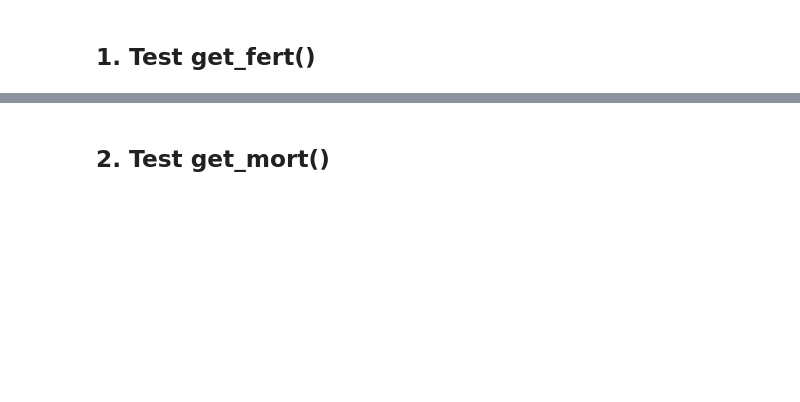
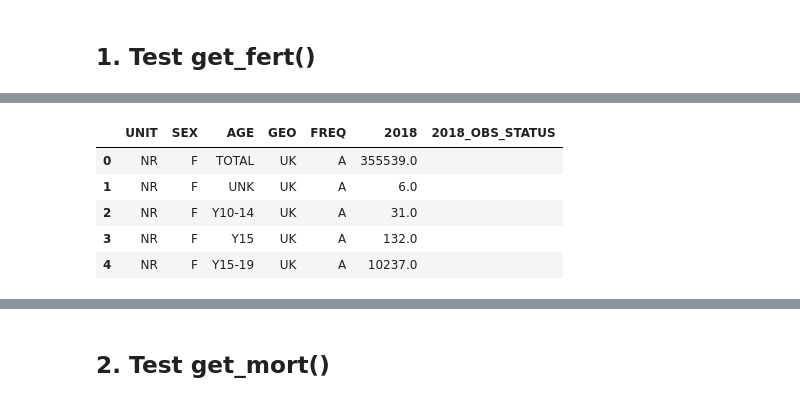
Before and after one commit to PSLmodels/OG-UK, a Jupyter notebook: oguk/OGUKdemog.ipynb, the cells around one changed output, grey strips where cells are left out. Cells and saved outputs as stored; diff of their text form; code cells hidden in the pictures; blank space fills up the shorter version.

```diff
--- a/oguk/OGUKdemog.ipynb
+++ b/oguk/OGUKdemog.ipynb
@@ -9,0 +123,9 @@ import matplotlib.pyplot as plt
+# %%
+df_fert.head()
+# %% [output]
+|  | UNIT | SEX | AGE | GEO | FREQ | 2018 | 2018_OBS_STATUS |
+| 0 | NR | F | TOTAL | UK | A | 355539.0 |  |
+| 1 | NR | F | UNK | UK | A | 6.0 |  |
+| 2 | NR | F | Y10-14 | UK | A | 31.0 |  |
+| 3 | NR | F | Y15 | UK | A | 132.0 |  |
+| 4 | NR | F | Y15-19 | UK | A | 10237.0 |  |
```
Also changed, not shown: parts of 21 cells of this notebook.
